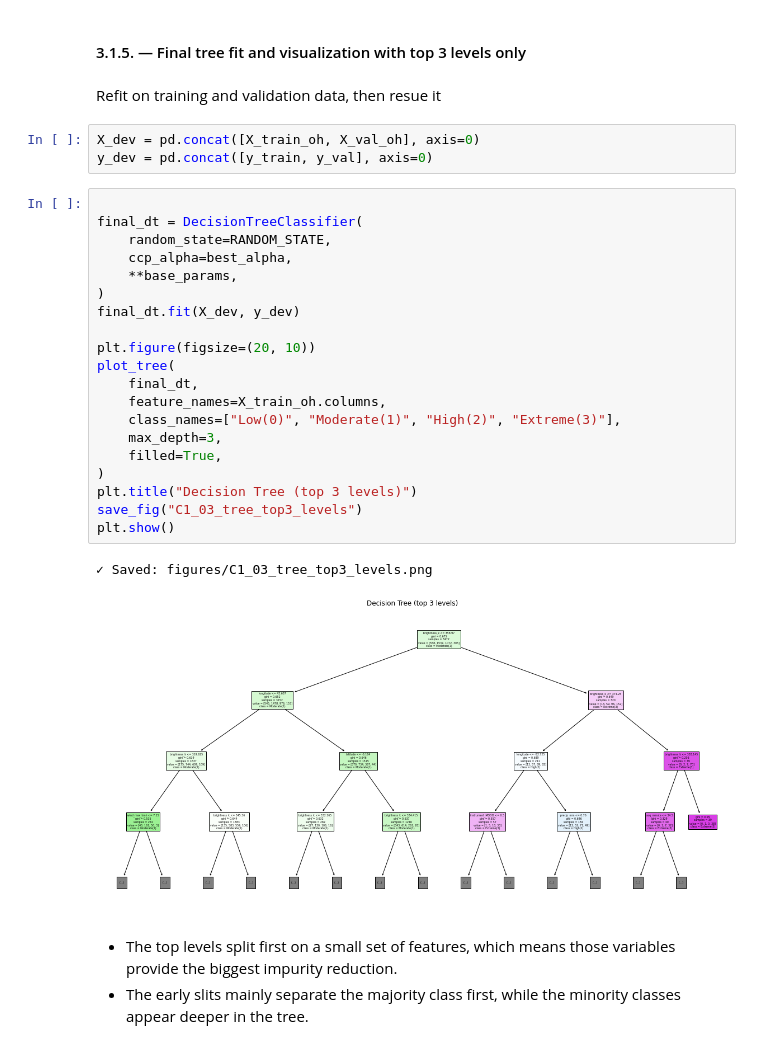
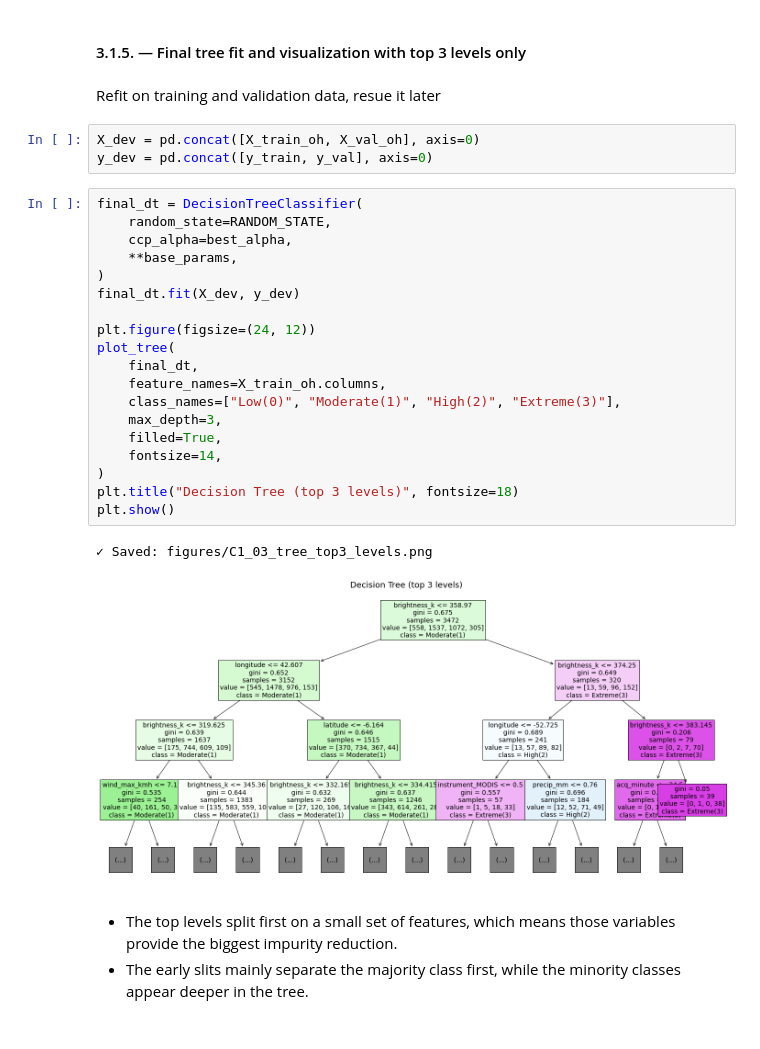
Before and after one commit to HieuTong/wildfires_classification, a Jupyter notebook: assignment2.ipynb, the cells around one changed output. Cells and saved outputs as stored; diff of their text form.

Commit message:
Update the assignment with another images

```diff
--- a/assignment2.ipynb
+++ b/assignment2.ipynb
@@ -619,33 +590,32 @@ As ccp_alpha increases, the training macro-F1 drops sharply, showing that prunin
 # %% [markdown]
 #### 3.1.5. — Final tree fit and visualization with top 3 levels only
 # %% [markdown]
-Refit on training and validation data, then resue it
+Refit on training and validation data, resue it later
 # %%
 X_dev = pd.concat([X_train_oh, X_val_oh], axis=0)
 y_dev = pd.concat([y_train, y_val], axis=0)
 # %%
-
 final_dt = DecisionTreeClassifier(
     random_state=RANDOM_STATE,
     ccp_alpha=best_alpha,
     **base_params,
 )
 final_dt.fit(X_dev, y_dev)
 
-plt.figure(figsize=(20, 10))
+plt.figure(figsize=(24, 12))
 plot_tree(
     final_dt,
     feature_names=X_train_oh.columns,
     class_names=["Low(0)", "Moderate(1)", "High(2)", "Extreme(3)"],
     max_depth=3,
     filled=True,
+    fontsize=14,
 )
-plt.title("Decision Tree (top 3 levels)")
-save_fig("C1_03_tree_top3_levels")
+plt.title("Decision Tree (top 3 levels)", fontsize=18)
 plt.show()
 # %% [output]
 ✓ Saved: figures/C1_03_tree_top3_levels.png
-[figure, old version]
+[figure, new version]
 # %% [markdown]
 - The top levels split first on a small set of features, which means those variables provide the biggest impurity reduction.
 - The early slits mainly separate the majority class first, while the minority classes appear deeper in the tree.
```
Also changed, not shown: parts of 25 cells of this notebook, 4 other files.
